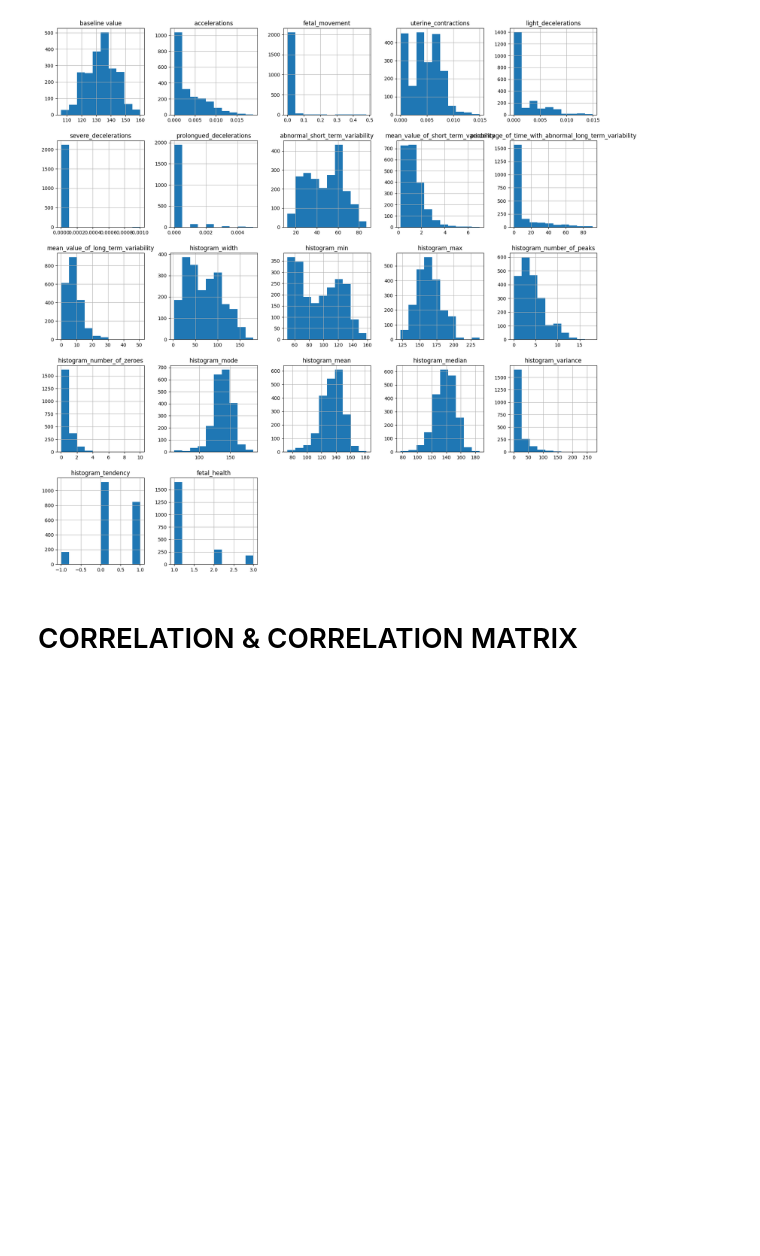
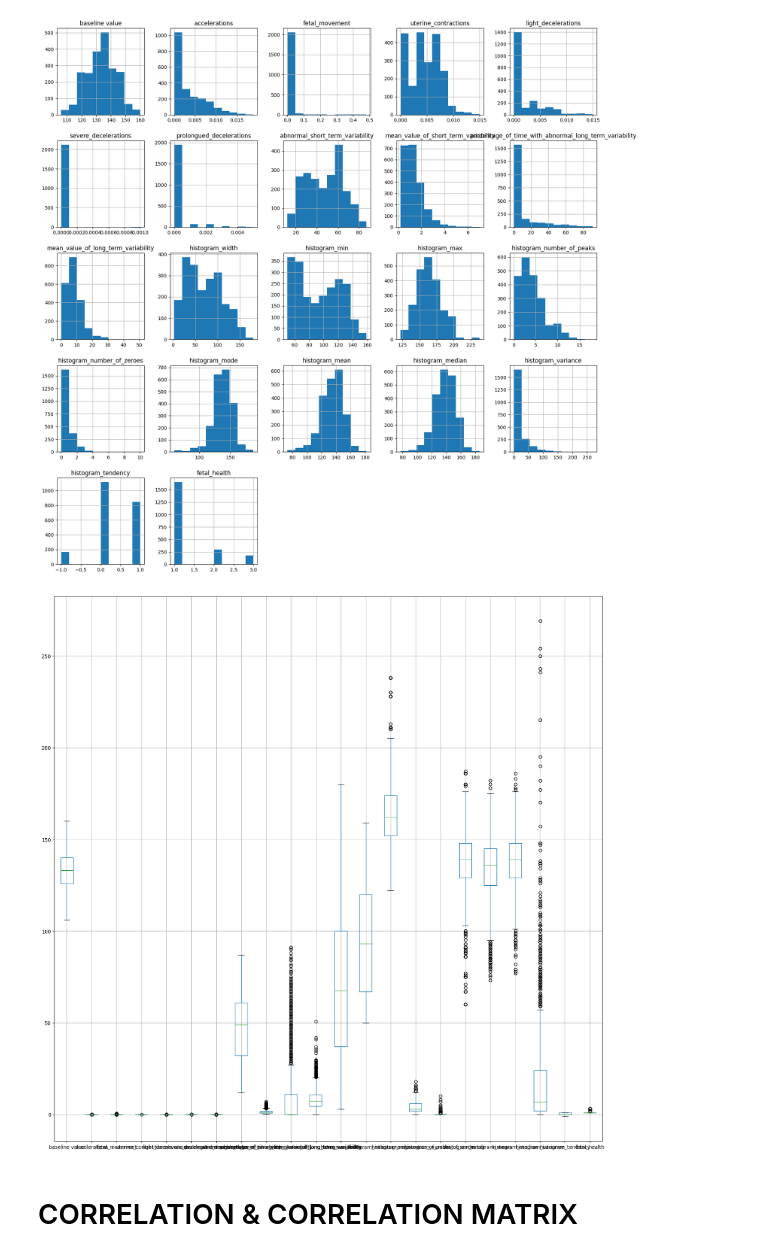
Before and after one commit to SakshyamStha/Fetal_Health_Classification, a Jupyter notebook: sg.ipynb, the cells around one changed output. Cells and saved outputs as stored; diff of their text form; code cells hidden in the pictures; blank space fills up the shorter version.

```diff
--- a/sg.ipynb
+++ b/sg.ipynb
@@ -139,6 +133,10 @@ fetal_data['fetal_health'].value_counts().plot(kind="pie",autopct='%1.0f%%' ,lab
 data_hist_plot=fetal_data.hist(figsize=(20,20))
 # %% [output]
 [figure]
+# %%
+data_hist_plot=fetal_data.boxplot(figsize=(20,20))
+# %% [output]
+[figure, added]
 # %% [markdown]
 # CORRELATION & CORRELATION MATRIX
 # %%
```
Also changed, not shown: parts of 36 cells of this notebook.
